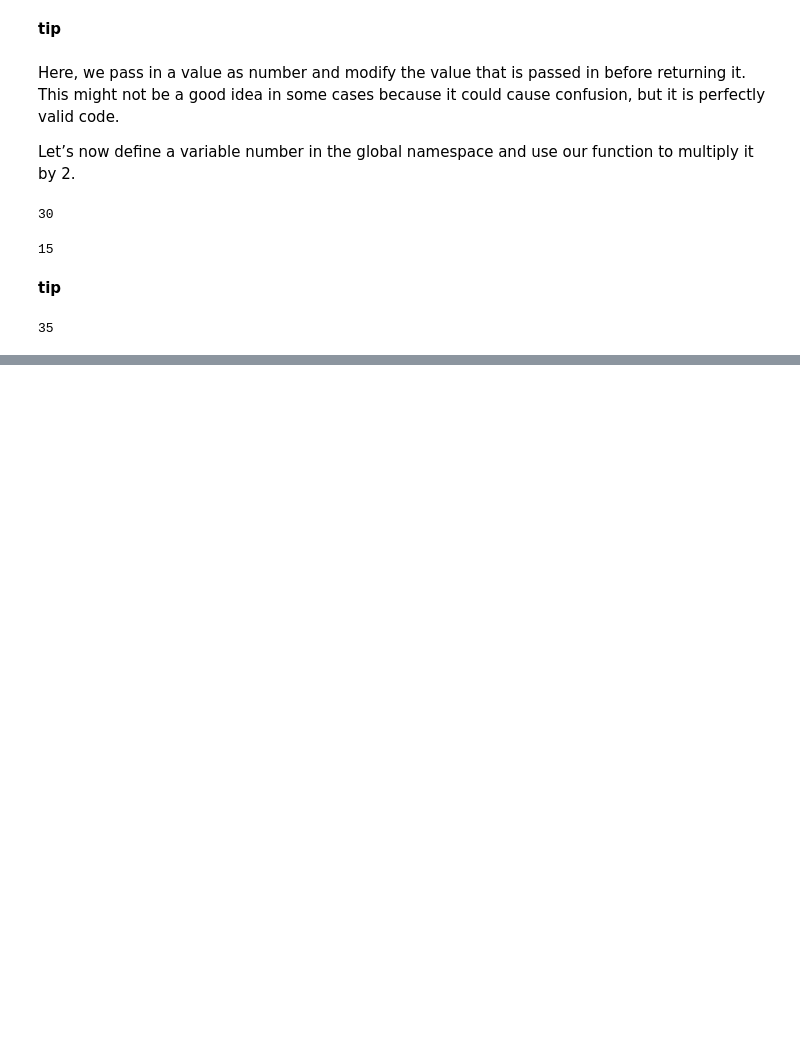
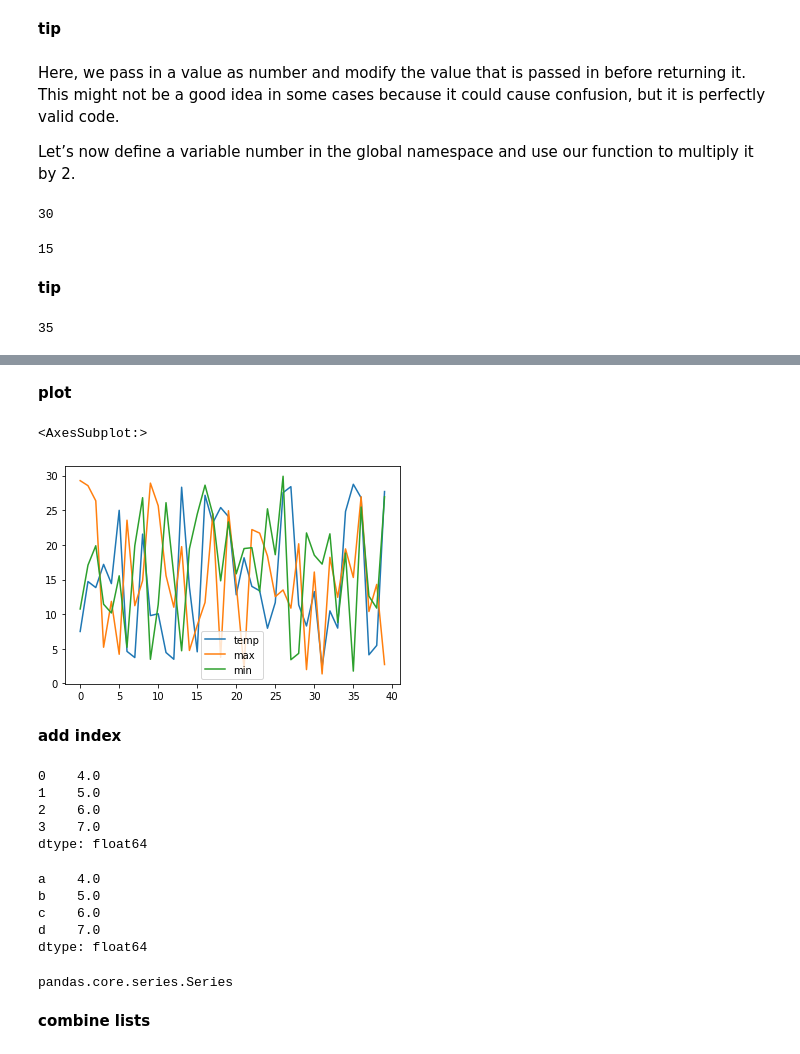
Before and after one commit to yangshanye/Python-Tutorial, a Jupyter notebook: Geopython_basic_expresion.ipynb, the cells around one changed output, grey strips where cells are left out. Cells and saved outputs as stored; diff of their text form; code cells hidden in the pictures; blank space fills up the shorter version.

```diff
--- a/Geopython_basic_expresion.ipynb
+++ b/Geopython_basic_expresion.ipynb
@@ -872,0 +1154,2 @@ print(function(11))
+# %%
+data = pd.read_excel('RANDFILE.xlsx')
@@ -872,0 +1265,33 @@ print(function(11))
+# %% [markdown]
+**plot**
+# %%
+data[["temp", "max", "min"]].plot()
+# %% [output]
+<AxesSubplot:>
+[figure, added]
+# %% [markdown]
+**add index**
+# %%
+number_series = pd.Series([4, 5, 6, 7.0])
+print(number_series)
+# %% [output]
+0    4.0
+1    5.0
+2    6.0
+3    7.0
+dtype: float64
+# %%
+number_series = pd.Series([4, 5, 6, 7.0], index=["a", "b", "c", "d"])
+print(number_series)
+# %% [output]
+a    4.0
+b    5.0
+c    6.0
+d    7.0
+dtype: float64
+# %%
+type(number_series)
+# %% [output]
+pandas.core.series.Series
+# %% [markdown]
+**combine lists**
```
Also changed, not shown: parts of 86 cells of this notebook.
